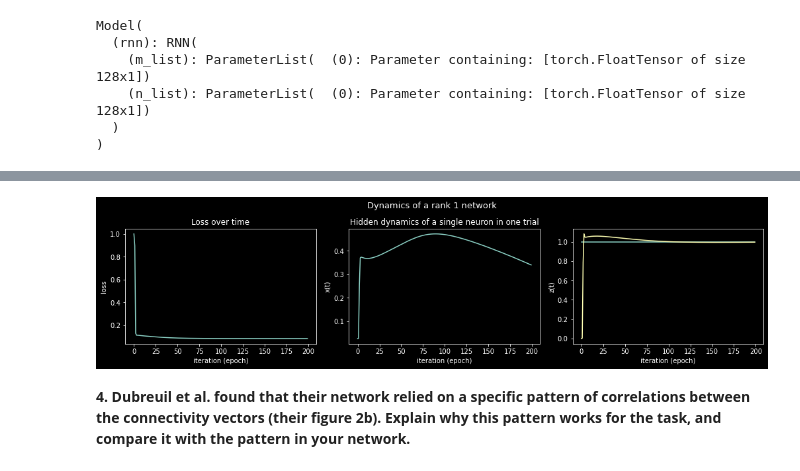
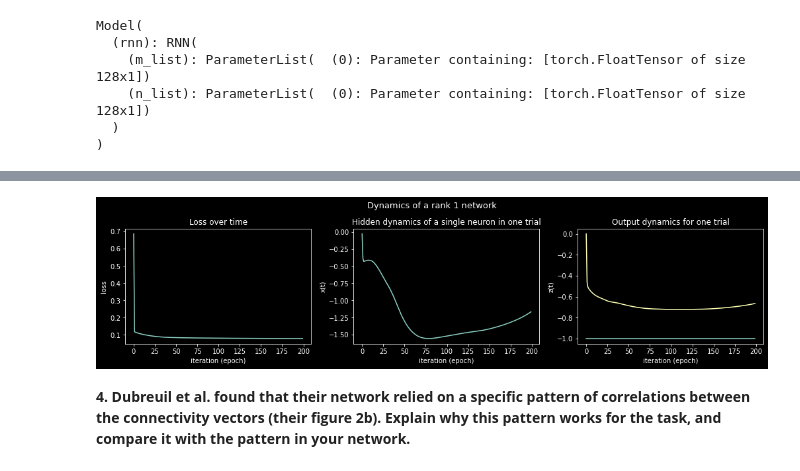
Before and after one commit to nguyen-td/Low-rank-RNN, a Jupyter notebook: dm_project.ipynb, the cells around one changed output, grey strips where cells are left out. Saved outputs shown, nothing was run; the diff lists cells and outputs as text; code cells hidden in the pictures.

```diff
--- a/dm_project.ipynb
+++ b/dm_project.ipynb
@@ -165,7 +164,7 @@ def train_network(model, U, y, input_size, hidden_size, t_steps, batch_size=32,
 N = 128
 t_steps = 75
 batch_size = 32
-n_batches = 10
+n_batches = 30
 data_size = batch_size * n_batches
 
 stim_strengths_rnn = stim_strengths(data_size)
@@ -212,22 +211,21 @@ Epoch: 200/200............. Loss: 0.0842
 # %%
 # Plot the loss, hidden and output dynamics.
 plots = [loss.flatten(), x_log[:,0,0,0], np.full(n_epochs, y[0]), z_log[:,0,-1,0]]
 titles = ['Loss over time', 'Hidden dynamics of a single neuron in one trial', 'Output dynamics for one trial']
 y_labels = ['loss', 'x(t)', 'z(t)']
 
 fig, axs = plt.subplots(1, 3, figsize = (14, 3.5), constrained_layout = True)
 fig.suptitle(f'Dynamics of a rank {rank} network', fontsize = 13)
 for i in range(3):
     axs[i].plot(plots[i])
+    axs[i].set_title(titles[i])
+    axs[i].set_xlabel('iteration (epoch)')
+    axs[i].set_ylabel(y_labels[i])
     if i == 2:
         axs[i].plot(plots[3])
-    else:
-        axs[i].set_title(titles[i])
-    axs[i].set_xlabel('iteration (epoch)')
-    axs[i].set_ylabel(y_labels[i])
 plt.show()
 # %% [output]
-[figure, old version]
+[figure, new version]
 # %% [markdown]
 __4. Dubreuil et al. found that their network relied on a specific pattern of correlations between the connectivity vectors (their figure 2b). Explain why this pattern works for the task, and compare it with the pattern in your network.__
 # %% [markdown]
```
Also changed, not shown: parts of 7 cells of this notebook.
